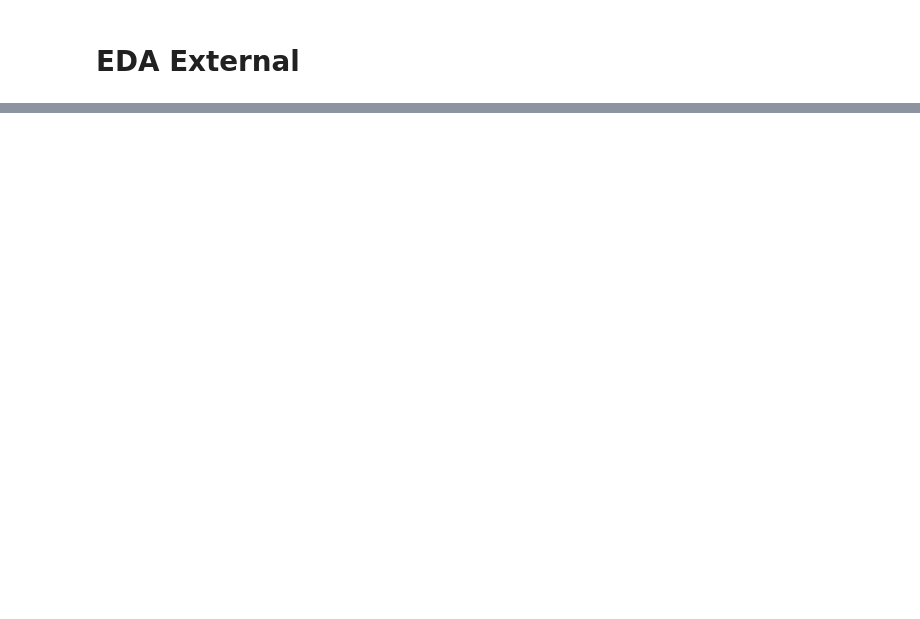
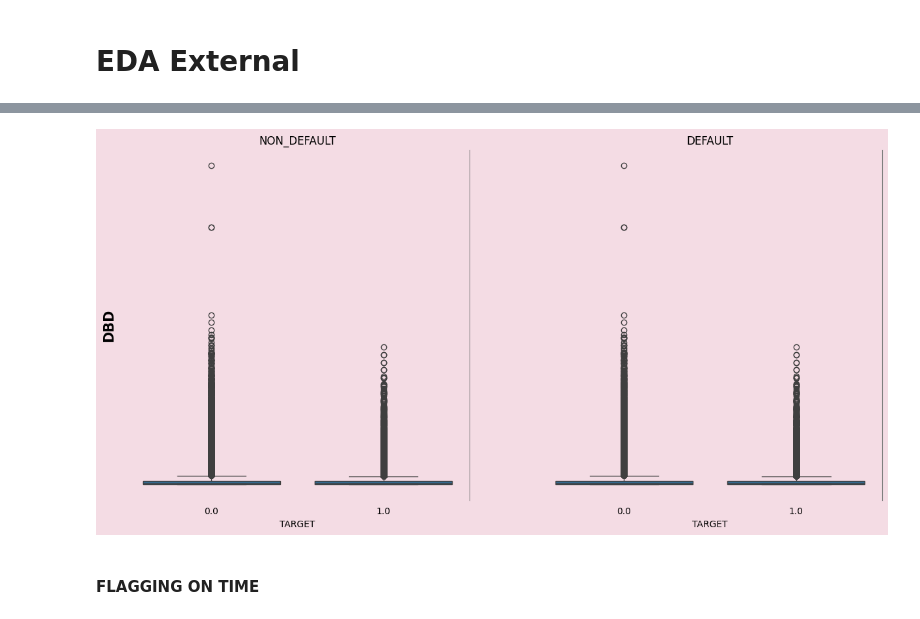
Before and after one commit to dunp7/Home-Default-Credit-Risk, a Jupyter notebook: Cleaning + EDA/Installments_Payments_fixed.ipynb, the cells around one changed output, grey strips where cells are left out. Cells and saved outputs as stored; diff of their text form; code cells hidden in the pictures; blank space fills up the shorter version.

```diff
--- a/Cleaning + EDA/Installments_Payments_fixed.ipynb
+++ b/Cleaning + EDA/Installments_Payments_fixed.ipynb
@@ -158,0 +154,10 @@ for col in num.iloc[:,1:7]:
+# %%
+merge_table['DBD'] = merge_table['DAYS_INSTALMENT'] - pay['DAYS_ENTRY_PAYMENT']
+merge_table['DBD'] = merge_table['DBD'].apply(lambda x: x if x > 0 else 0)
+# %%
+obj2 = Bivariate_Analysis(df = merge_table, col1= 'DBD', num=True)
+obj2.plotboxplot()
+# %% [output]
+[figure, added]
+# %% [markdown]
+#### FLAGGING ON TIME
```
Also changed, not shown: parts of 20 cells of this notebook, 3 other files.
